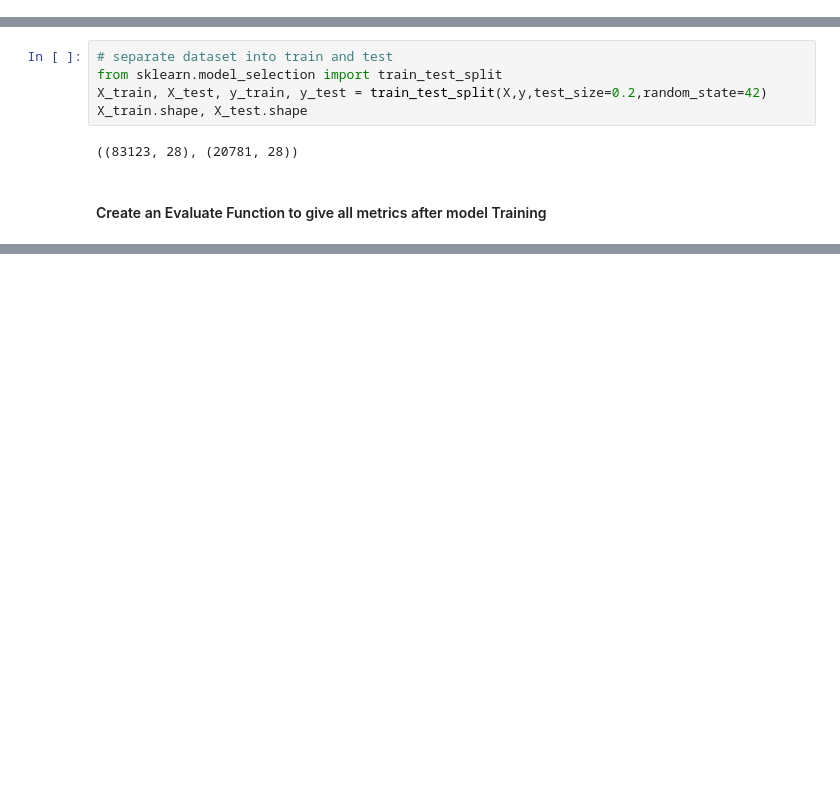
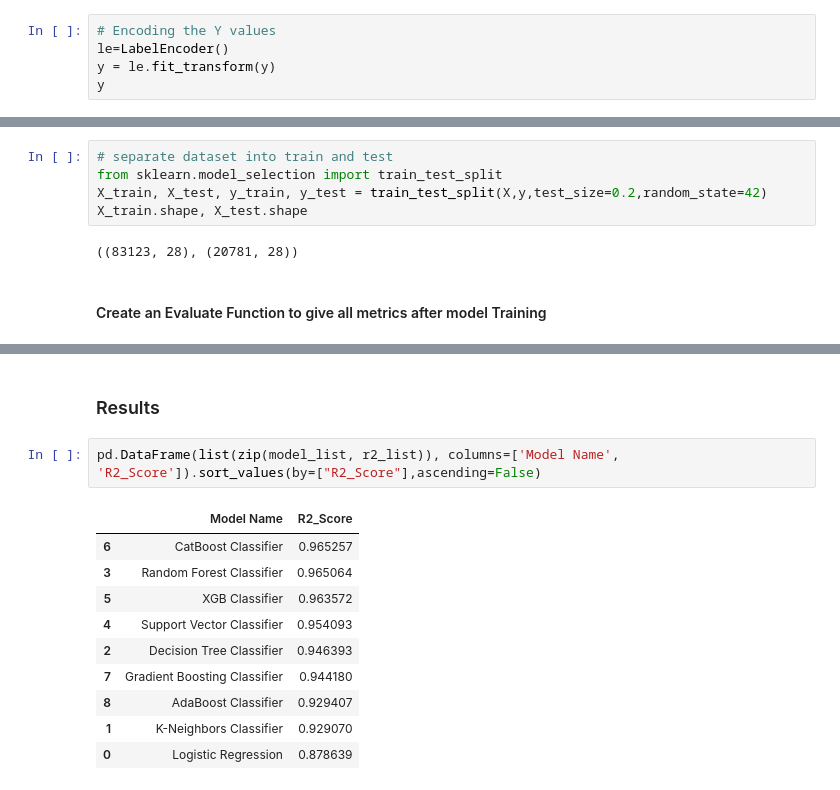
Before and after one commit to Ankit-Kadiyan/Airline-Passenger-Satisfaction-ML-Project, a Jupyter notebook: notebook/MOdel_training.ipynb, the cells around one changed output, grey strips where cells are left out. Saved outputs shown, nothing was run; the diff lists cells and outputs as text; blank space fills up the shorter version.

```diff
--- a/notebook/MOdel_training.ipynb
+++ b/notebook/MOdel_training.ipynb
@@ -183,3 +180,8 @@ array([[ 0.        ,  1.        ,  1.        , ...,  1.30586973,
 X.shape
 # %% [output]
 (103904, 28)
+# %%
+# Encoding the Y values
+le=LabelEncoder()
+y = le.fit_transform(y)
+y
@@ -279,0 +322,15 @@ Model performance for Test set
+# %% [markdown]
+### Results
+# %%
+pd.DataFrame(list(zip(model_list, r2_list)), columns=['Model Name', 'R2_Score']).sort_values(by=["R2_Score"],ascending=False)
+# %% [output]
+|  | Model Name | R2_Score |
+| 6 | CatBoost Classifier | 0.965257 |
+| 3 | Random Forest Classifier | 0.965064 |
+| 5 | XGB Classifier | 0.963572 |
+| 4 | Support Vector Classifier | 0.954093 |
+| 2 | Decision Tree Classifier | 0.946393 |
+| 7 | Gradient Boosting Classifier | 0.944180 |
+| 8 | AdaBoost Classifier | 0.929407 |
+| 1 | K-Neighbors Classifier | 0.929070 |
+| 0 | Logistic Regression | 0.878639 |
```
Also changed, not shown: parts of 15 cells of this notebook, 23 other files.
